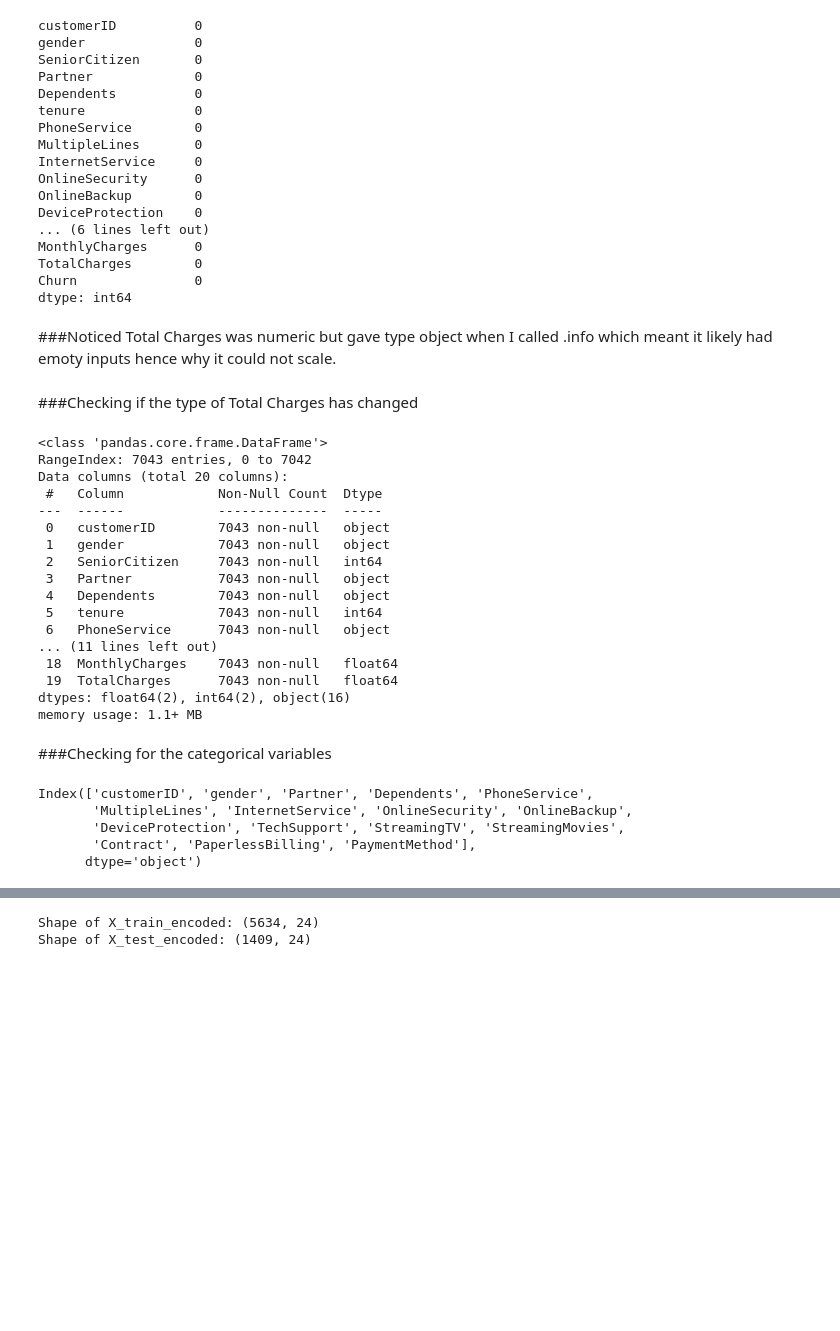
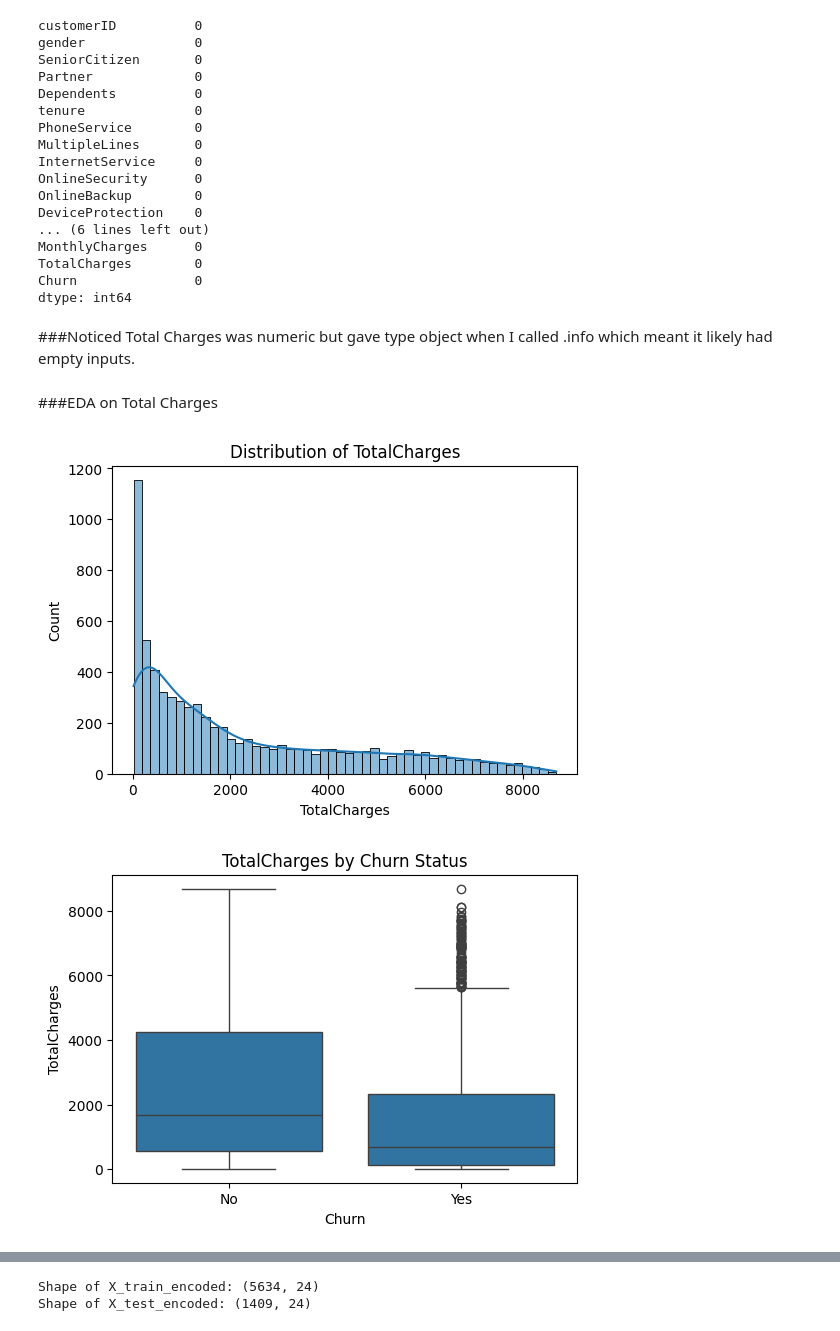
Before and after one commit to TiffanyDegbotse/XAI_assignment2, a Jupyter notebook: template.ipynb, the cells around one changed output, grey strips where cells are left out. Drawn from its saved outputs; the diff is of its cells as text; code cells hidden in the pictures; blank space fills up the shorter version.

```diff
--- a/template.ipynb
+++ b/template.ipynb
@@ -176,43 +333,27 @@ TotalCharges        0
 Churn               0
 dtype: int64
 # %% [markdown]
-###Noticed Total Charges was numeric but gave type object when I called .info which meant it likely had emoty inputs hence why it could not scale.
+###Noticed Total Charges was numeric but gave type object when I called .info which meant it likely had empty inputs.
 # %%
 #Changing empty to NAN
 X['TotalCharges'] = pd.to_numeric(X['TotalCharges'], errors='coerce')
 # %%
 #Filling the empty input
 X['TotalCharges'] = X['TotalCharges'].fillna(X['TotalCharges'].mean())
-# %% [markdown]
-###Checking if the type of Total Charges has changed
-# %%
-X.info() #It did change now
-# %% [output]
-<class 'pandas.core.frame.DataFrame'>
-RangeIndex: 7043 entries, 0 to 7042
-Data columns (total 20 columns):
- #   Column            Non-Null Count  Dtype
----  ------            --------------  -----
- 0   customerID        7043 non-null   object
- 1   gender            7043 non-null   object
- 2   SeniorCitizen     7043 non-null   int64
- 3   Partner           7043 non-null   object
- 4   Dependents        7043 non-null   object
- 5   tenure            7043 non-null   int64
- 6   PhoneService      7043 non-null   object
-... (11 lines left out)
- 18  MonthlyCharges    7043 non-null   float64
- 19  TotalCharges      7043 non-null   float64
-dtypes: float64(2), int64(2), object(16)
-memory usage: 1.1+ MB
-# %% [markdown]
-###Checking for the categorical variables
-# %%
-cat_cols = X.select_dtypes(include=['object']).columns
-print(cat_cols)
-# %% [output]
-Index(['customerID', 'gender', 'Partner', 'Dependents', 'PhoneService',
-       'MultipleLines', 'InternetService', 'OnlineSecurity', 'OnlineBackup',
-       'DeviceProtection', 'TechSupport', 'StreamingTV', 'StreamingMovies',
-       'Contract', 'PaperlessBilling', 'PaymentMethod'],
-      dtype='object')
+# %% [markdown]
+###EDA on Total Charges
+# %%
+# Histogram
+plt.figure(figsize=(6,4))
+sns.histplot(data=X, x='TotalCharges', bins=50, kde=True)
+plt.title("Distribution of TotalCharges")
+plt.show()
+
+# Boxplot vs churn
+plt.figure(figsize=(6,4))
+sns.boxplot(x=Y, y=X['TotalCharges'])
+plt.title("TotalCharges by Churn Status")
+plt.show()
+# %% [output]
+[figure, added]
+[figure, added]
```
Also changed, not shown: parts of 21 cells of this notebook.
